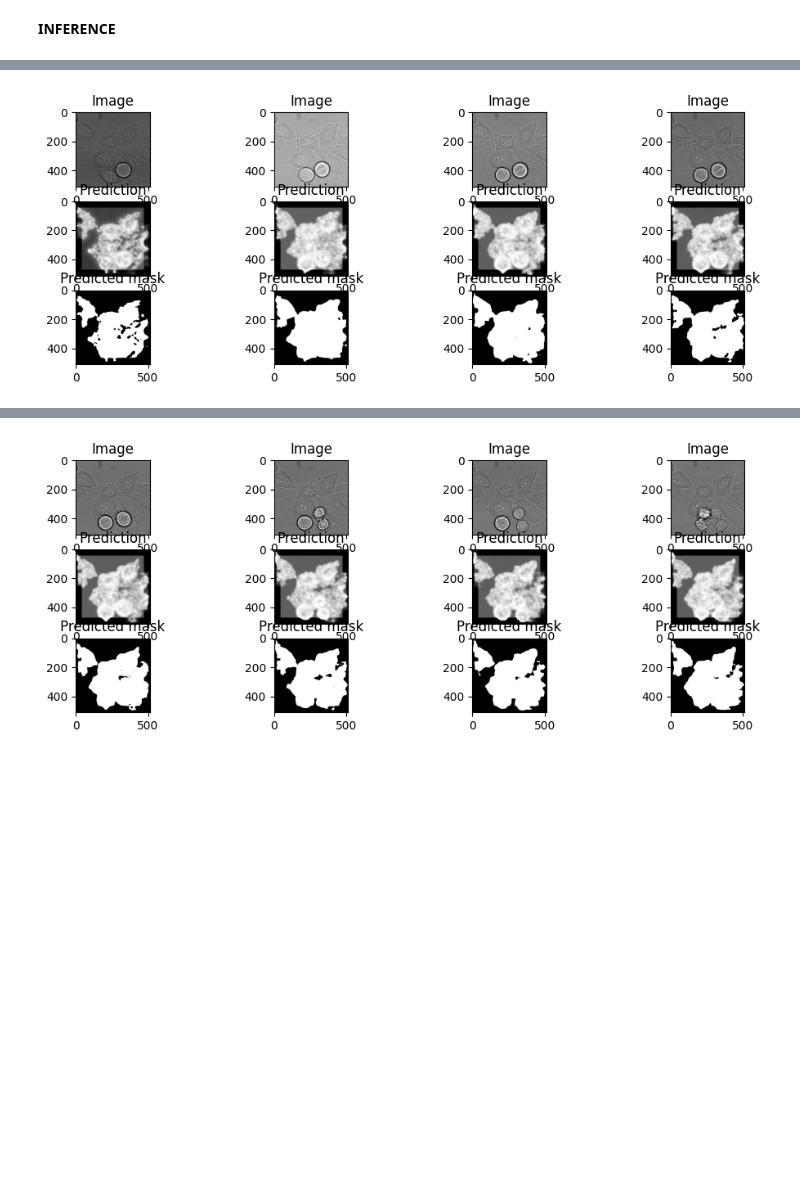
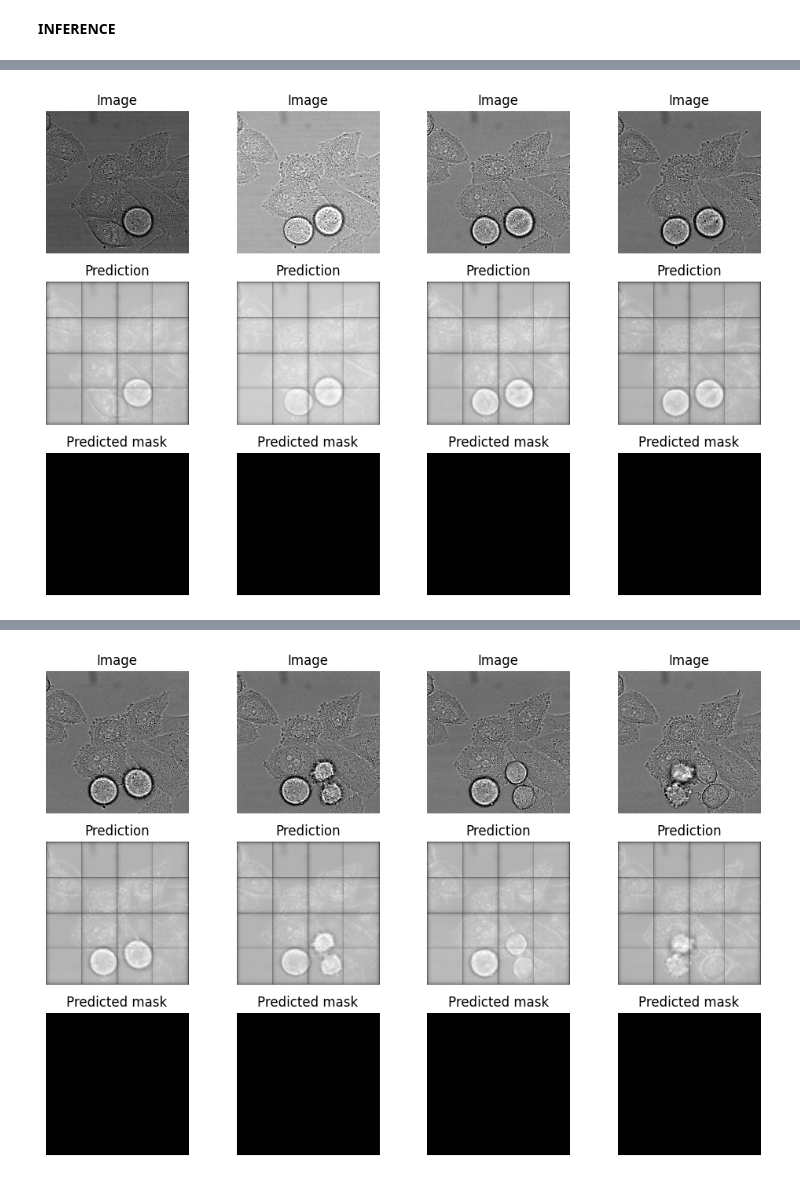
Before and after one commit to lniango/Segmentation_tracking, a Jupyter notebook: segmentation.ipynb, the cells around one changed output, grey strips where cells are left out. Cells and saved outputs as stored; diff of their text form; code cells hidden in the pictures; blank space fills up the shorter version.

Commit message:
Modification of data loader: cropping of input image and mask 256x256 ; coding of inference function using 256x256 patch to reconstruct 512x512 images

```diff
--- a/segmentation.ipynb
+++ b/segmentation.ipynb
@@ -452,7 +532,7 @@ import glob
 
 #Load model
 model = tf.keras.models.load_model(
-                                  '/kaggle/working/unet_model_150.h5',
+                                  '/kaggle/input/models/cedricniango/unet-256x256/tensorflow2/default/1/unet_model_400_rlr_256x256.keras',
                                    compile=False)
 
 # Test set
@@ -487,32 +567,84 @@ test_dataset = create_test_dataset(test_img, batch_size=4)
 
 show_predictions(model, test_dataset)'''
 #preds = model.predict(test_dataset)
+import numpy as np
 
+def predict_with_overlap(model, imgs, patch_size=256, stride=128):
+
+    batch_size, H, W, C = imgs.shape
+
+    final_pred = np.zeros((batch_size, H, W, 1), dtype=np.float32)
+    counter = np.zeros((batch_size, H, W, 1), dtype=np.float32)
+
+    for y in range(0, H - patch_size + 1, stride):
+        for x in range(0, W - patch_size + 1, stride):
+            patch = imgs[:, y:y+patch_size, x:x+patch_size, :]
+            final_pred[:, y:y+patch_size, x:x+patch_size, :] += model.predict(patch)
+            counter[:, y:y+patch_size, x:x+patch_size, :] += 1
+
+    final_pred /= counter
+
+    return final_pred
+
+def predict_with_split(model, imgs, IMG_SIZE = 256):
+    ##predict on patches
+    #print(f"SHAPE: {imgs.shape}") Input: 4 x 512 x 512 x 1
+    preds11 = model.predict(imgs[:, :IMG_SIZE, :IMG_SIZE, :])
+    preds12 = model.predict(imgs[:, :IMG_SIZE, IMG_SIZE:, :])
+    preds21 = model.predict(imgs[:, IMG_SIZE:, :IMG_SIZE, :])
+    preds22 = model.predict(imgs[:, IMG_SIZE:, IMG_SIZE:, :])
+    #Concat differente tensors
+    preds1 = tf.concat([preds11, preds12], axis=2)
+    #print(f"preds1: {preds1.shape}")
+    preds2 = tf.concat([preds21, preds22], axis=2)
+    #print(f"preds2: {preds2.shape}")
+    #Final image
+    preds = tf.concat([preds1, preds2], axis=1)
+    return preds
+
+IMG_SIZE = 256
 def show_predictions(dataset, model):
 
-    for imgs in dataset.take(2):
+    for imgs in dataset.take(4):
+        '''
+        ##predict on patches
+        #print(f"SHAPE: {imgs.shape}") Input: 4 x 512 x 512 x 1
+        preds11 = model.predict(imgs[:, :IMG_SIZE, :IMG_SIZE, :])
+        preds12 = model.predict(imgs[:, :IMG_SIZE, IMG_SIZE:, :])
+        preds21 = model.predict(imgs[:, IMG_SIZE:, :IMG_SIZE, :])
+        preds22 = model.predict(imgs[:, IMG_SIZE:, IMG_SIZE:, :])
+        #Concat differente tensors
+        preds1 = tf.concat([preds11, preds12], axis=2)
+        #print(f"preds1: {preds1.shape}")
+        preds2 = tf.concat([preds21, preds22], axis=2)
+        #print(f"preds2: {preds2.shape}")
+        #Final image
+        preds = tf.concat([preds1, preds2], axis=1)'''
+        #preds = predict_with_overlap(model, imgs)
+        preds = predict_with_split(model, imgs)
 
-        preds = model.predict(imgs)
-
-        plt.figure(figsize=(12,4))
+        plt.figure(figsize=(12,8))
 
         for i in range(4):
 
             plt.subplot(3,4,i+1)
-            plt.imshow(imgs[i], cmap='gray')
+            plt.imshow(imgs[i], cmap='gray', interpolation='nearest')
             plt.title("Image")
+            plt.axis("off")
 
             plt.subplot(3,4,i+5)
-            plt.imshow(preds[i,...,0], cmap="gray")
+            plt.imshow(preds[i,...,0], cmap="gray", interpolation='nearest')
             #print(f"MAX values of preds: {preds[i,...,0].max()}")
             #print(f"MIN values of preds: {preds[i,...,0].min()}")
             plt.title("Prediction")
+            plt.axis("off")
 
             plt.subplot(3,4,i+9)
-            plt.imshow(preds[i,...,0] > 0.5, cmap="gray")
+            plt.imshow(preds[i,...,0] > 0.5, cmap="gray", interpolation='nearest')
             #print(f"MAX values of preds: {preds[i,...,0].max()}")
             #print(f"MIN values of preds: {preds[i,...,0].min()}")
             plt.title("Predicted mask")
+            plt.axis("off")
 
         plt.show()
 show_predictions(test_dataset, model)
@@ -521 +661 @@ show_predictions(test_dataset, model)
-[figure, old version]
+[figure, new version]
@@ -523 +671 @@ show_predictions(test_dataset, model)
-[figure, old version]
+[figure, new version]
```
Also changed, not shown: parts of 11 cells of this notebook, 1 other file.
